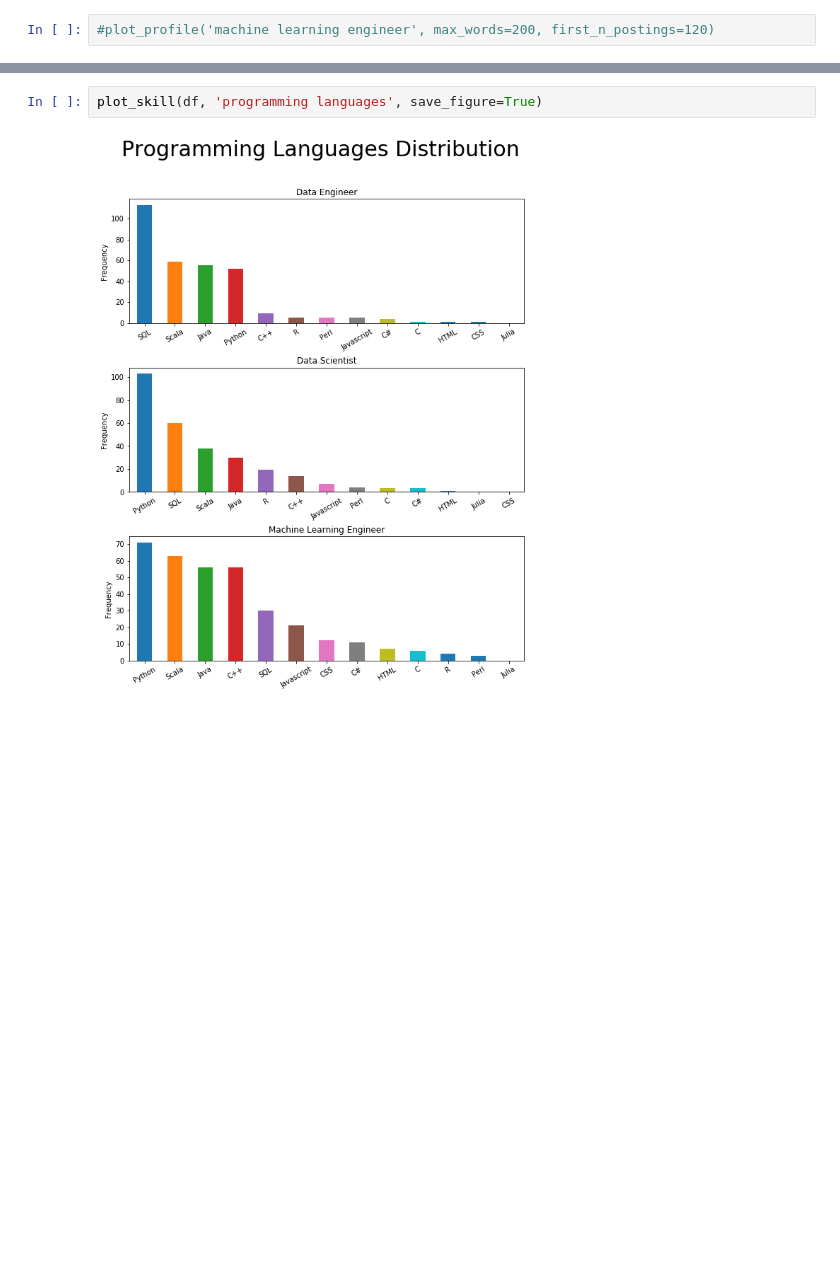
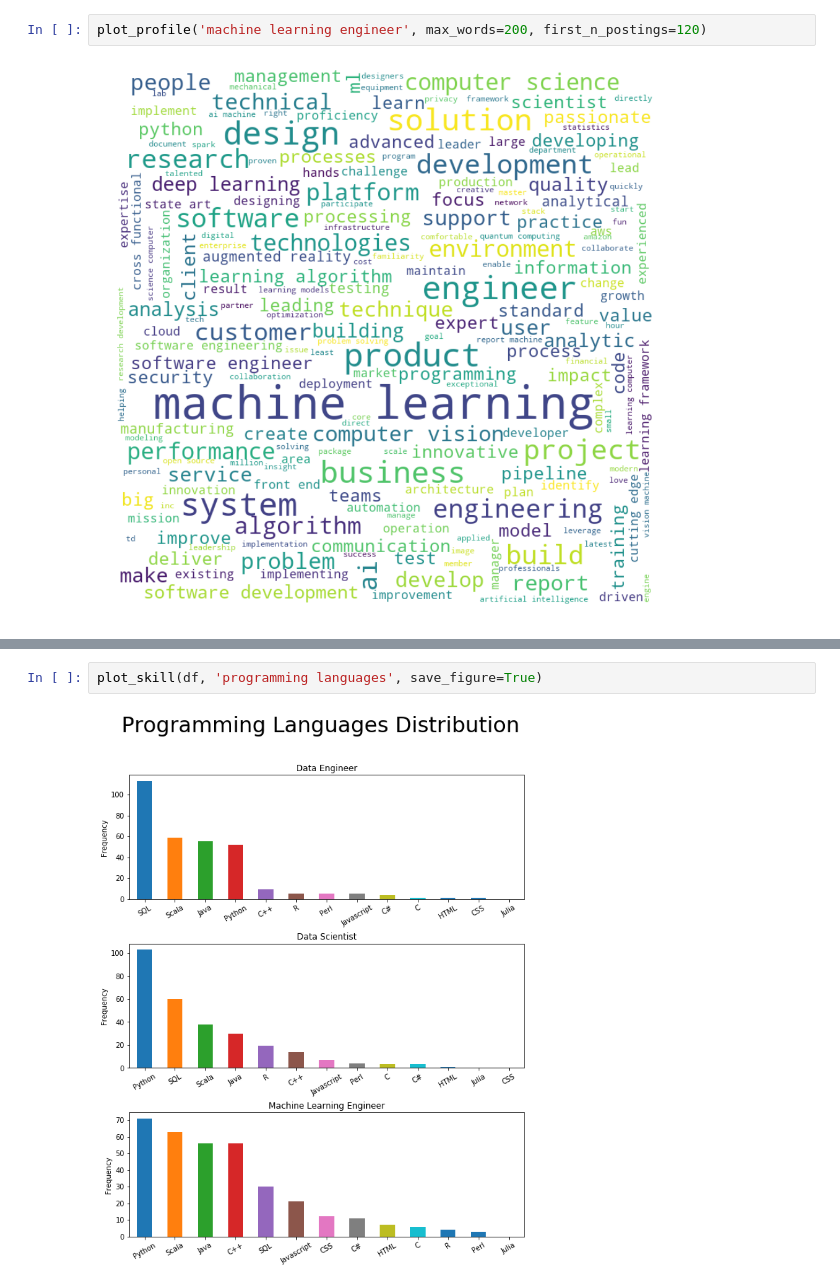
Before and after one commit to georgeliu1998/ideal_profiles, a Jupyter notebook: ideal_profiles_2.ipynb, the cells around one changed output, grey strips where cells are left out. Saved outputs shown, nothing was run; the diff lists cells and outputs as text; blank space fills up the shorter version.

```diff
--- a/ideal_profiles_2.ipynb
+++ b/ideal_profiles_2.ipynb
@@ -10,3 +12,5 @@ from helper import *
 # %%
-#plot_profile('machine learning engineer', max_words=200, first_n_postings=120)
+plot_profile('machine learning engineer', max_words=200, first_n_postings=120)
+# %% [output]
+[figure, added]
 # %%
```
Also changed, not shown: parts of 16 cells of this notebook.
